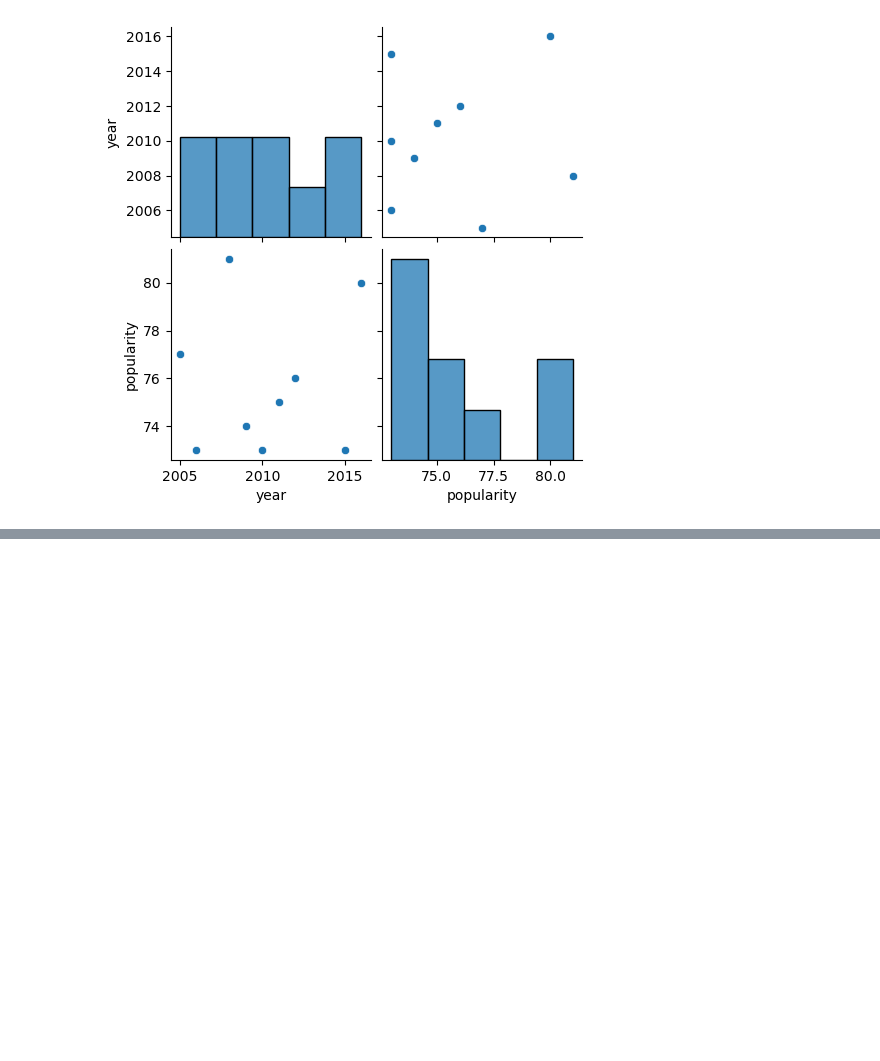
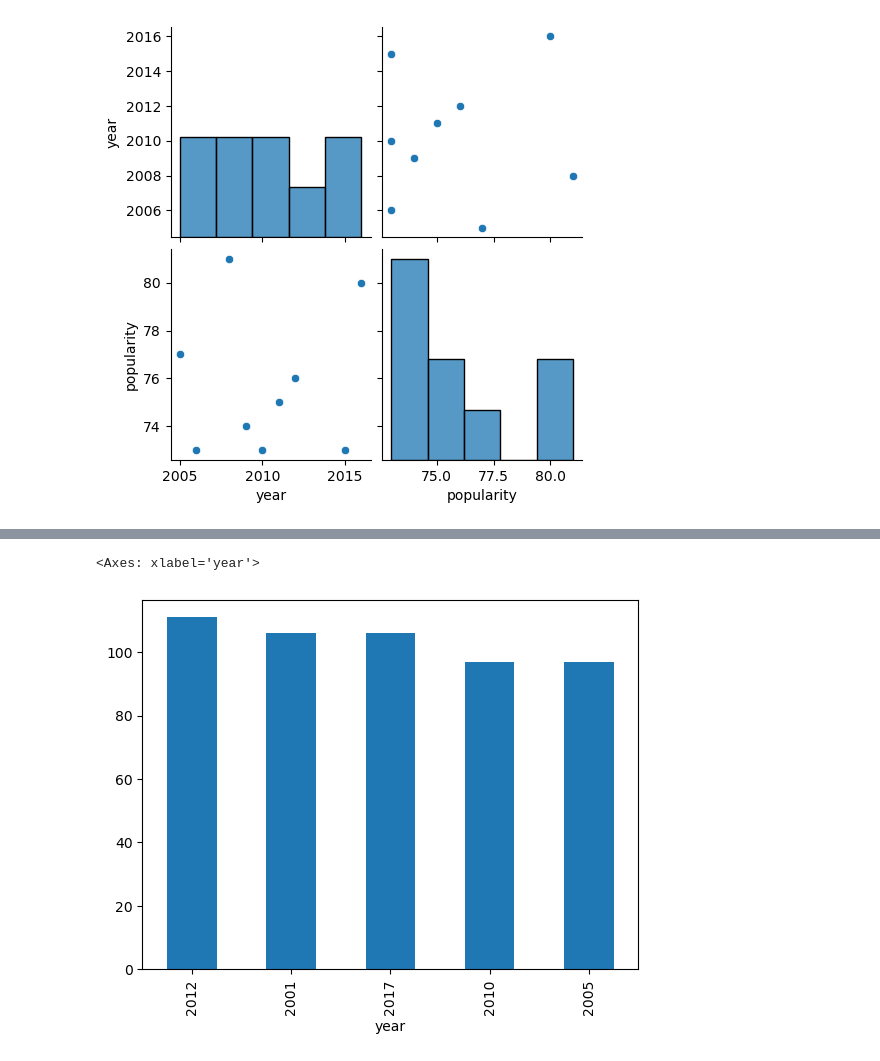
Before and after one commit to Tatikr/Project_Spotify, a Jupyter notebook: Spotify.ipynb, the cells around one changed output, grey strips where cells are left out. Cells and saved outputs as stored; diff of their text form; code cells hidden in the pictures; blank space fills up the shorter version.

```diff
--- a/Spotify.ipynb
+++ b/Spotify.ipynb
@@ -807,0 +685,6 @@ merged_df
+# %%
+bar_year =df1['year'].value_counts().head(5)
+bar_year.plot.bar()
+# %% [output]
+<Axes: xlabel='year'>
+[figure, added]
```
Also changed, not shown: parts of 80 cells of this notebook, 1 other file.
